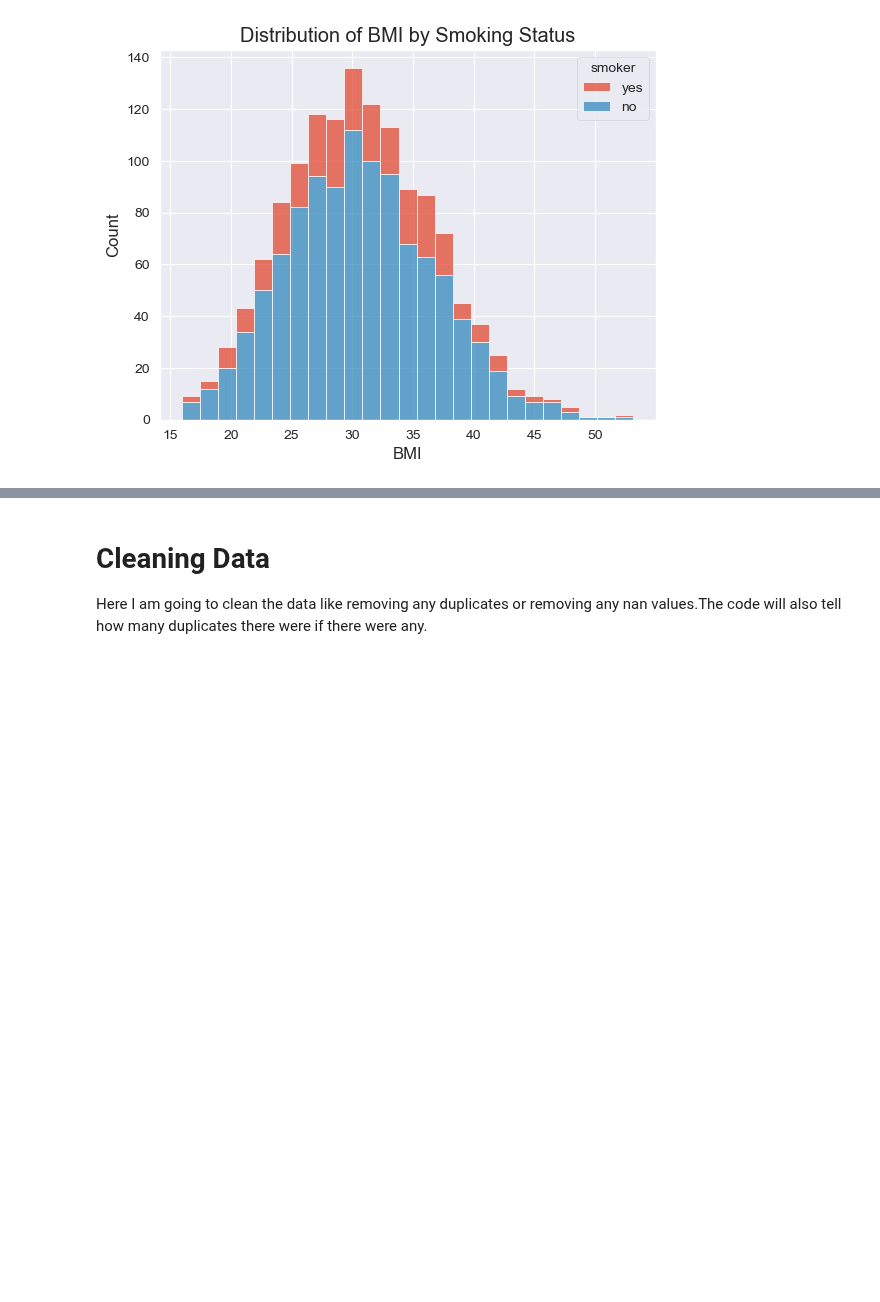
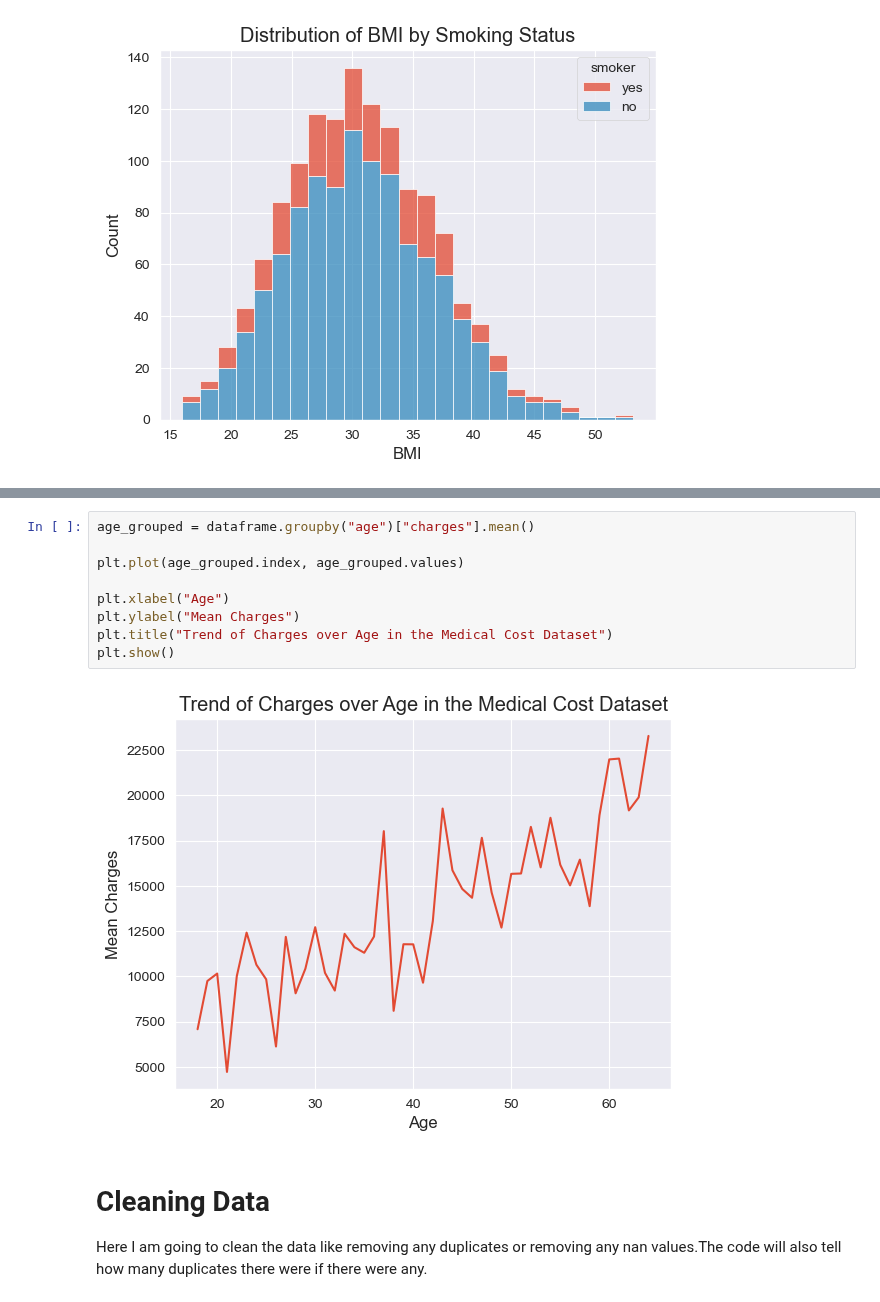
Before and after one commit to ubco-W2022T2-data301/project-group-group40, a Jupyter notebook: analysis/analysis3.ipynb, the cells around one changed output, grey strips where cells are left out. Drawn from its saved outputs; the diff is of its cells as text; blank space fills up the shorter version.

```diff
--- a/analysis/analysis3.ipynb
+++ b/analysis/analysis3.ipynb
@@ -46,3 +69,14 @@ plt.show()
+# %%
+age_grouped = dataframe.groupby("age")["charges"].mean()
+
+plt.plot(age_grouped.index, age_grouped.values)
+
+plt.xlabel("Age")
+plt.ylabel("Mean Charges")
+plt.title("Trend of Charges over Age in the Medical Cost Dataset")
+plt.show()
+# %% [output]
+[figure, added]
 # %% [markdown]
 # Cleaning Data
 Here I am going to clean the data like removing any duplicates or removing any nan values.The code will also tell how many duplicates there were if there were any.
```
Also changed, not shown: parts of 11 cells of this notebook, 2 other files.
